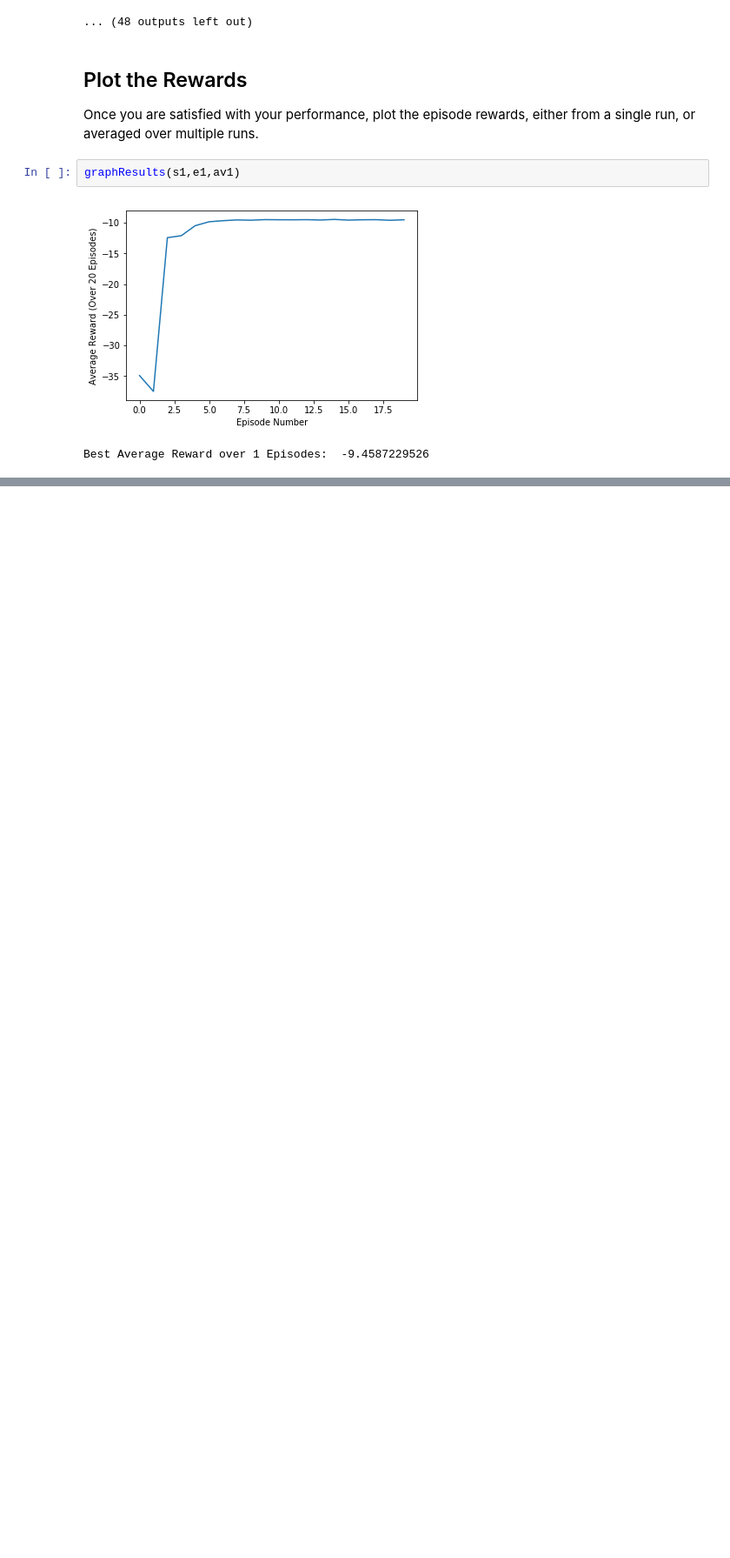
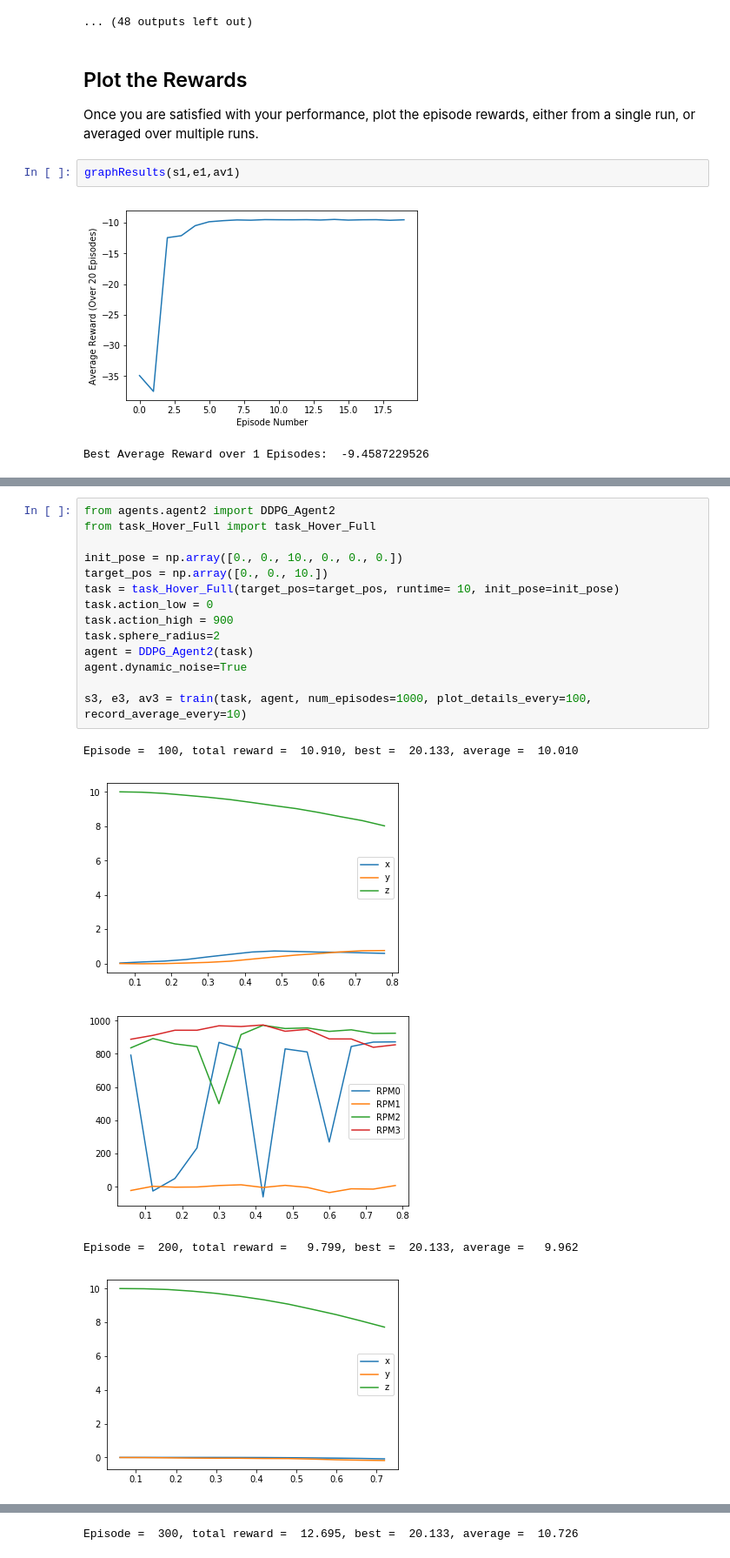
Before and after one commit to promptnpleasant/deep-learning, a Jupyter notebook: Quadcopter_Project.ipynb, the cells around one changed output, grey strips where cells are left out. Shown at 87% size. Cells and saved outputs as stored; diff of their text form; blank space fills up the shorter version.

```diff
--- a/Quadcopter_Project.ipynb
+++ b/Quadcopter_Project.ipynb
@@ -418,0 +409,20 @@ Best Average Reward over 1 Episodes:  -2.62832717797
+# %%
+from agents.agent2 import DDPG_Agent2
+from task_Hover_Full import task_Hover_Full
+
+init_pose = np.array([0., 0., 10., 0., 0., 0.])
+target_pos = np.array([0., 0., 10.])
+task = task_Hover_Full(target_pos=target_pos, runtime= 10, init_pose=init_pose)
+task.action_low = 0
+task.action_high = 900
+task.sphere_radius=2
+agent = DDPG_Agent2(task)
+agent.dynamic_noise=True
+
+s3, e3, av3 = train(task, agent, num_episodes=1000, plot_details_every=100, record_average_every=10)
+# %% [output]
+Episode =  100, total reward =  10.910, best =  20.133, average =  10.010
+[figure, added]
+[figure, added]
+Episode =  200, total reward =   9.799, best =  20.133, average =   9.962
+[figure, added]
@@ -418,0 +430 @@ Best Average Reward over 1 Episodes:  -2.62832717797
+Episode =  300, total reward =  12.695, best =  20.133, average =  10.726
```
Also changed, not shown: parts of 14 cells of this notebook, 5 other files.
